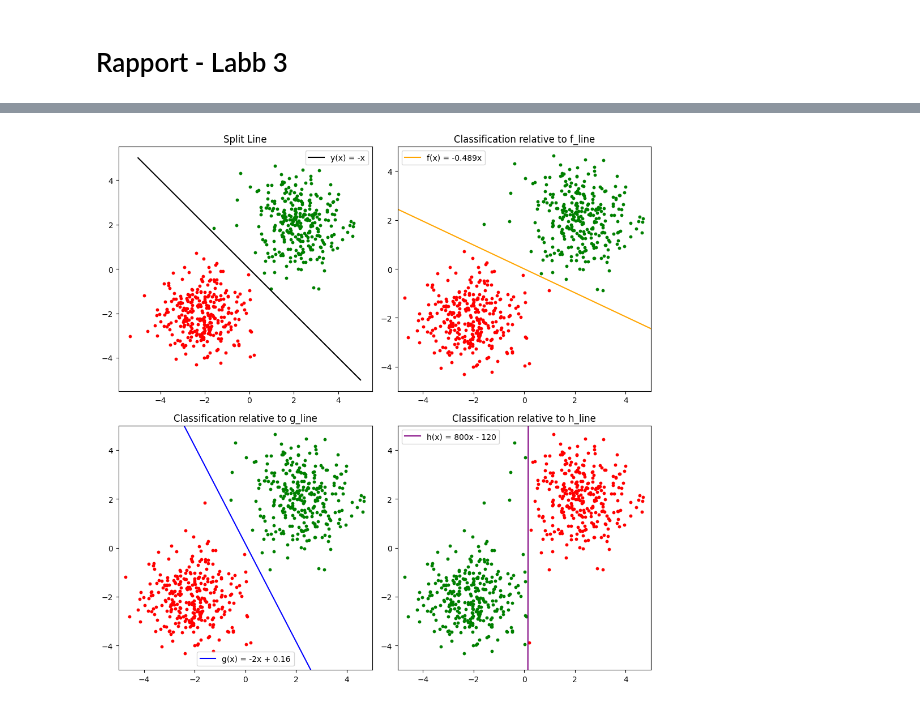
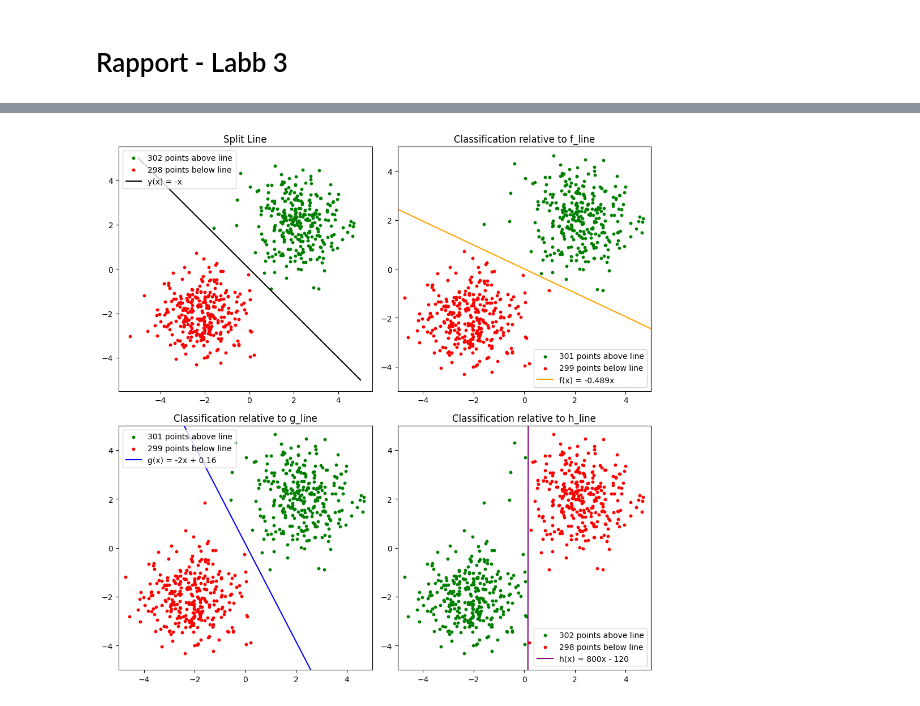
Before and after one commit to marx126/python-programming-IAN-GAGLIARDI, a Jupyter notebook: Labs/Laboration 3 - Linjär Klassificering/Rapport.ipynb, the cells around one changed output, grey strips where cells are left out. Saved outputs shown, nothing was run; the diff lists cells and outputs as text; code cells hidden in the pictures.

```diff
--- a/Labs/Laboration 3 - Linjär Klassificering/Rapport.ipynb
+++ b/Labs/Laboration 3 - Linjär Klassificering/Rapport.ipynb
@@ -59,42 +96,42 @@ below4 = labelled_data[labelled_data[1] <= h_line_interpolated]
 fig, axs = plt.subplots(2, 2, figsize=(10, 10))
 
 # First plot
-axs[0, 0].scatter(above1[0], above1[1], color='green', s=10)
-axs[0, 0].scatter(below1[0], below1[1], color='red', s=10)
+axs[0, 0].scatter(above1[0], above1[1], color='green', s=10, label=f"{len(above1)} points above line")
+axs[0, 0].scatter(below1[0], below1[1], color='red', s=10, label=f"{len(below1)} points below line")
 axs[0, 0].plot(x, y_line, color='black', label='y(x) = -x')
 axs[0, 1].set_xlim(-5, 5)
 axs[0, 1].set_ylim(-5, 5)
 axs[0, 0].legend()
 axs[0, 0].set_title('Split Line')
 
 # Second plot
-axs[0, 1].scatter(above2[0], above2[1], color='green', s=10)
-axs[0, 1].scatter(below2[0], below2[1], color='red', s=10)
+axs[0, 1].scatter(above2[0], above2[1], color='green', s=10, label=f"{len(above2)} points above line")
+axs[0, 1].scatter(below2[0], below2[1], color='red', s=10, label=f"{len(below2)} points below line")
 axs[0, 1].plot(x, f_line, color='orange', label='f(x) = -0.489x')
 axs[0, 1].set_xlim(-5, 5)
 axs[0, 1].set_ylim(-5, 5)
 axs[0, 1].legend()
 axs[0, 1].set_title('Classification relative to f_line')
 
 # Third plot
-axs[1, 0].scatter(above3[0], above3[1], color='green', s=10)
-axs[1, 0].scatter(below3[0], below3[1], color='red', s=10)
+axs[1, 0].scatter(above3[0], above3[1], color='green', s=10, label=f"{len(above3)} points above line")
+axs[1, 0].scatter(below3[0], below3[1], color='red', s=10, label=f"{len(below3)} points below line")
 axs[1, 0].plot(x, g_line, color='blue', label='g(x) = -2x + 0.16')
 axs[1, 0].set_xlim(-5, 5)
 axs[1, 0].set_ylim(-5, 5)
 axs[1, 0].legend()
 axs[1, 0].set_title('Classification relative to g_line')
 
 # Fourth plot
-axs[1, 1].scatter(above4[0], above4[1], color='green', s=10)
-axs[1, 1].scatter(below4[0], below4[1], color='red', s=10)
+axs[1, 1].scatter(above4[0], above4[1], color='green', s=10, label=f"{len(above4)} points above line")
+axs[1, 1].scatter(below4[0], below4[1], color='red', s=10, label=f"{len(below4)} points below line")
 axs[1, 1].plot(x, h_line, color='purple', label='h(x) = 800x - 120')
 axs[1, 1].set_xlim(-5, 5)
 axs[1, 1].set_ylim(-5, 5)
 axs[1, 1].legend()
 axs[1, 1].set_title('Classification relative to h_line')
 
 plt.tight_layout()
 plt.show()
 # %% [output]
-[figure, old version]
+[figure, new version]
```
Also changed, not shown: parts of 7 cells of this notebook.
